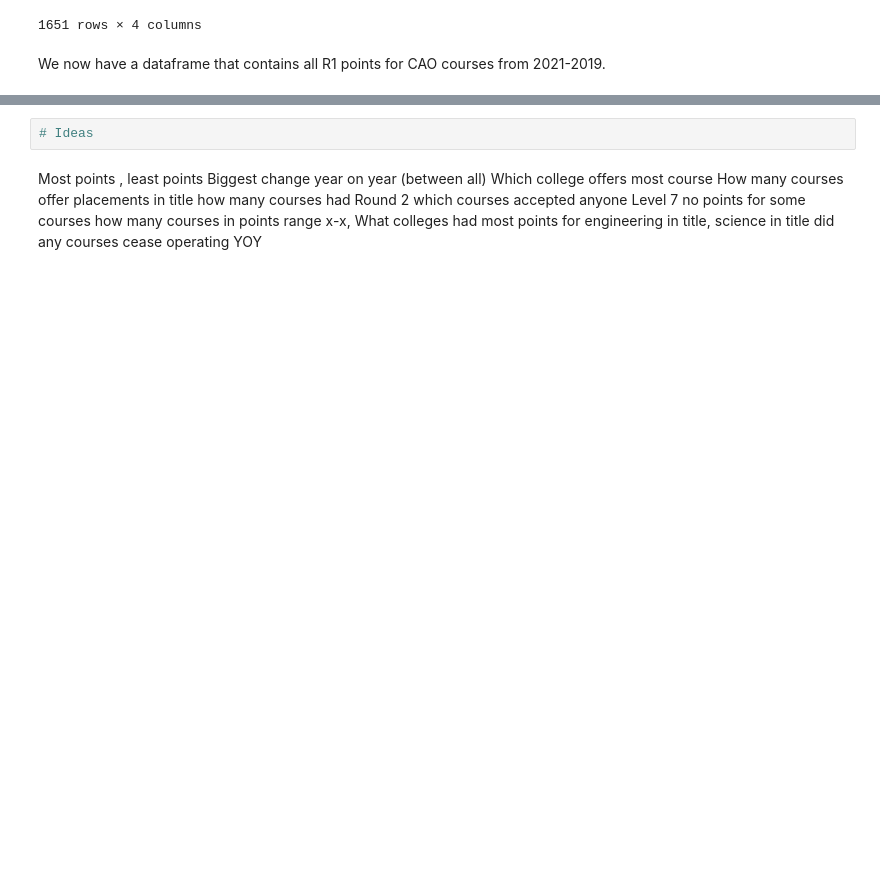
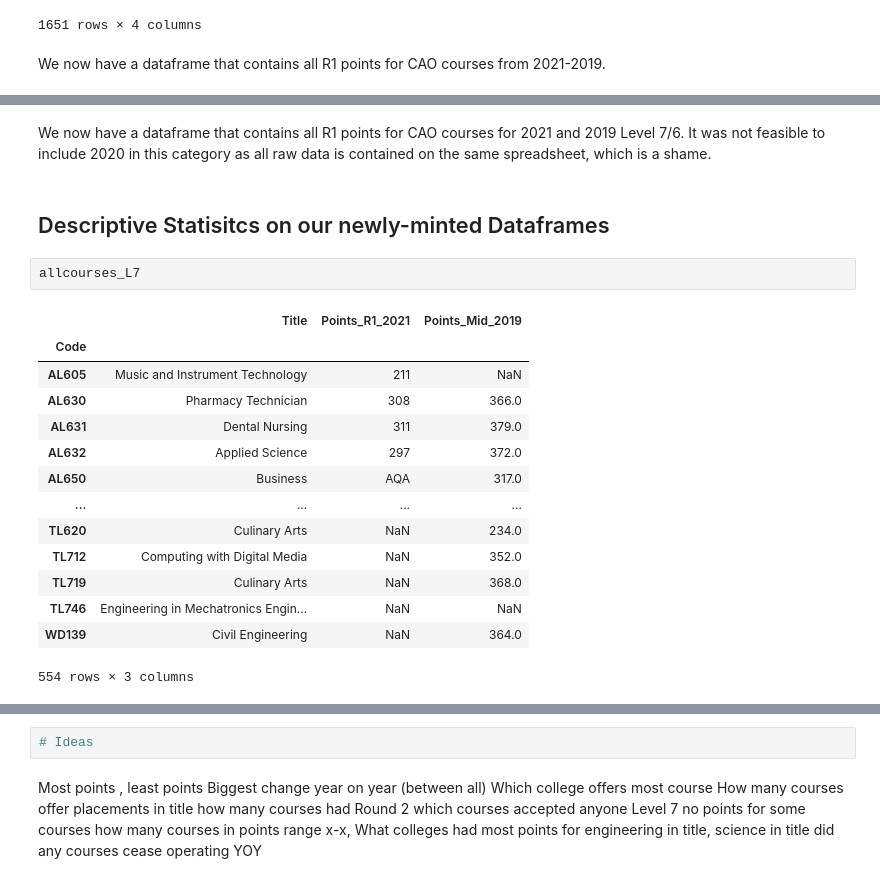
Before and after one commit to conor-mccaffrey/cao-points, a Jupyter notebook: cao-points-analysis.ipynb, the cells around one changed output, grey strips where cells are left out. Drawn from its saved outputs; the diff is of its cells as text; blank space fills up the shorter version.

```diff
--- a/cao-points-analysis.ipynb
+++ b/cao-points-analysis.ipynb
@@ -1002,0 +894,21 @@ We now have a dataframe that contains all R1 points for CAO courses from 2021-20
+# %% [markdown]
+We now have a dataframe that contains all R1 points for CAO courses for 2021 and 2019 Level 7/6. It was not feasible to include 2020 in this category as all raw data is contained on the same spreadsheet, which is a shame.
+# %% [markdown]
+## Descriptive Statisitcs on our newly-minted Dataframes
+# %%
+allcourses_L7
+# %% [output]
+|  | Title | Points_R1_2021 | Points_Mid_2019 |
+| Code |  |  |  |
+| AL605 | Music and Instrument Technology | 211 | NaN |
+| AL630 | Pharmacy Technician | 308 | 366.0 |
+| AL631 | Dental Nursing | 311 | 379.0 |
+| AL632 | Applied Science | 297 | 372.0 |
+| AL650 | Business | AQA | 317.0 |
+| ... | ... | ... | ... |
+| TL620 | Culinary Arts | NaN | 234.0 |
+| TL712 | Computing with Digital Media | NaN | 352.0 |
+| TL719 | Culinary Arts | NaN | 368.0 |
+| TL746 | Engineering in Mechatronics Engin... | NaN | NaN |
+| WD139 | Civil Engineering | NaN | 364.0 |
+554 rows × 3 columns
```
Also changed, not shown: parts of 58 cells of this notebook, 54 other files.
